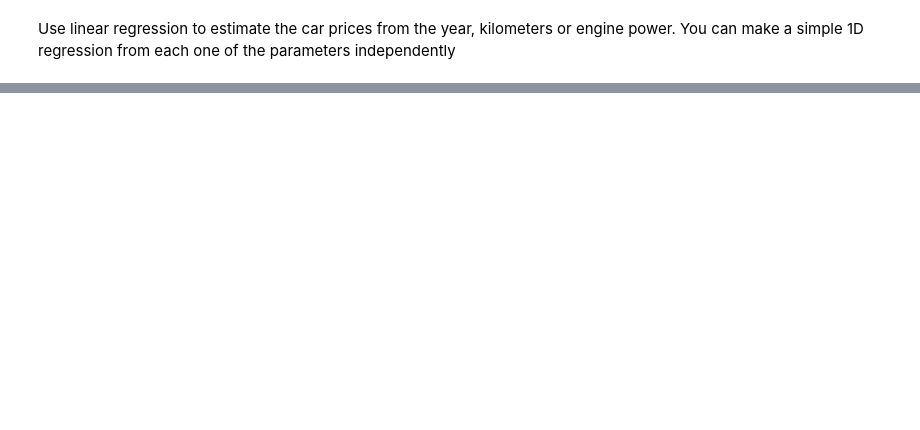
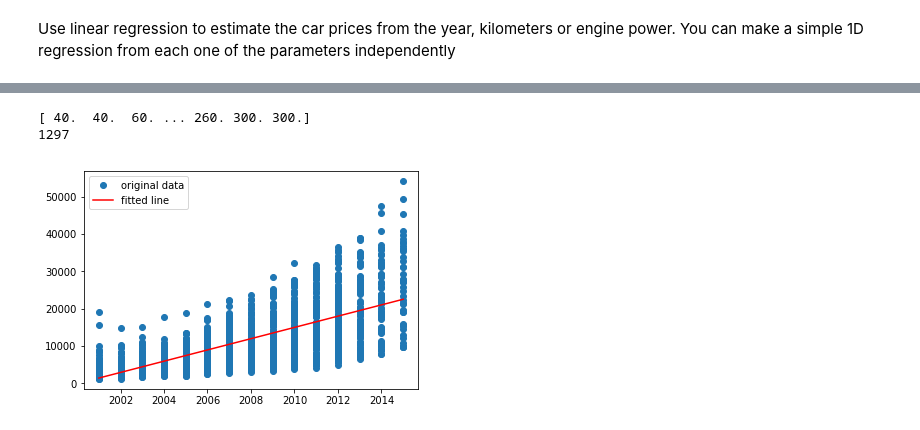
Before and after one commit to FilippoD99/MLlab, a Jupyter notebook: Lab 0 Intro to Python-20261020/Lab 0 assignment.ipynb, the cells around one changed output, grey strips where cells are left out. Drawn from its saved outputs; the diff is of its cells as text; code cells hidden in the pictures; blank space fills up the shorter version.

```diff
--- a/Lab 0 Intro to Python-20261020/Lab 0 assignment.ipynb
+++ b/Lab 0 Intro to Python-20261020/Lab 0 assignment.ipynb
@@ -50,0 +101,9 @@ You can make a simple 1D regression from each one of the parameters independentl
+# %%
+# linear regression with linregress (estimate price from power)
+powers = np.array([float(x) for x in npdata[1:,2]])
+result2 = stats.linregress(powers,prices)
+m2 = result2[0]
+q2 = result2[1]
+# %% [output]
+[ 40.  40.  60. ... 260. 300. 300.]
+1297
@@ -50,0 +116,10 @@ You can make a simple 1D regression from each one of the parameters independentl
+# %%
+# Plot the data and the lines representing the output of the linregress and least square algorithms
+plt.plot(years, prices, 'o', label='original data')
+plt.plot(years, q1 + m1*years, 'r', label='fitted line')
+#plt.plot(powers, q2 + m2*powers, 'g', label='fitted line')
+#plt.plot(kms, q3 + m3*kms, 'y', label='fitted line')
+plt.legend()
+plt.show()
+# %% [output]
+[figure, added]
```
Also changed, not shown: parts of 10 cells of this notebook, 1 other file.
